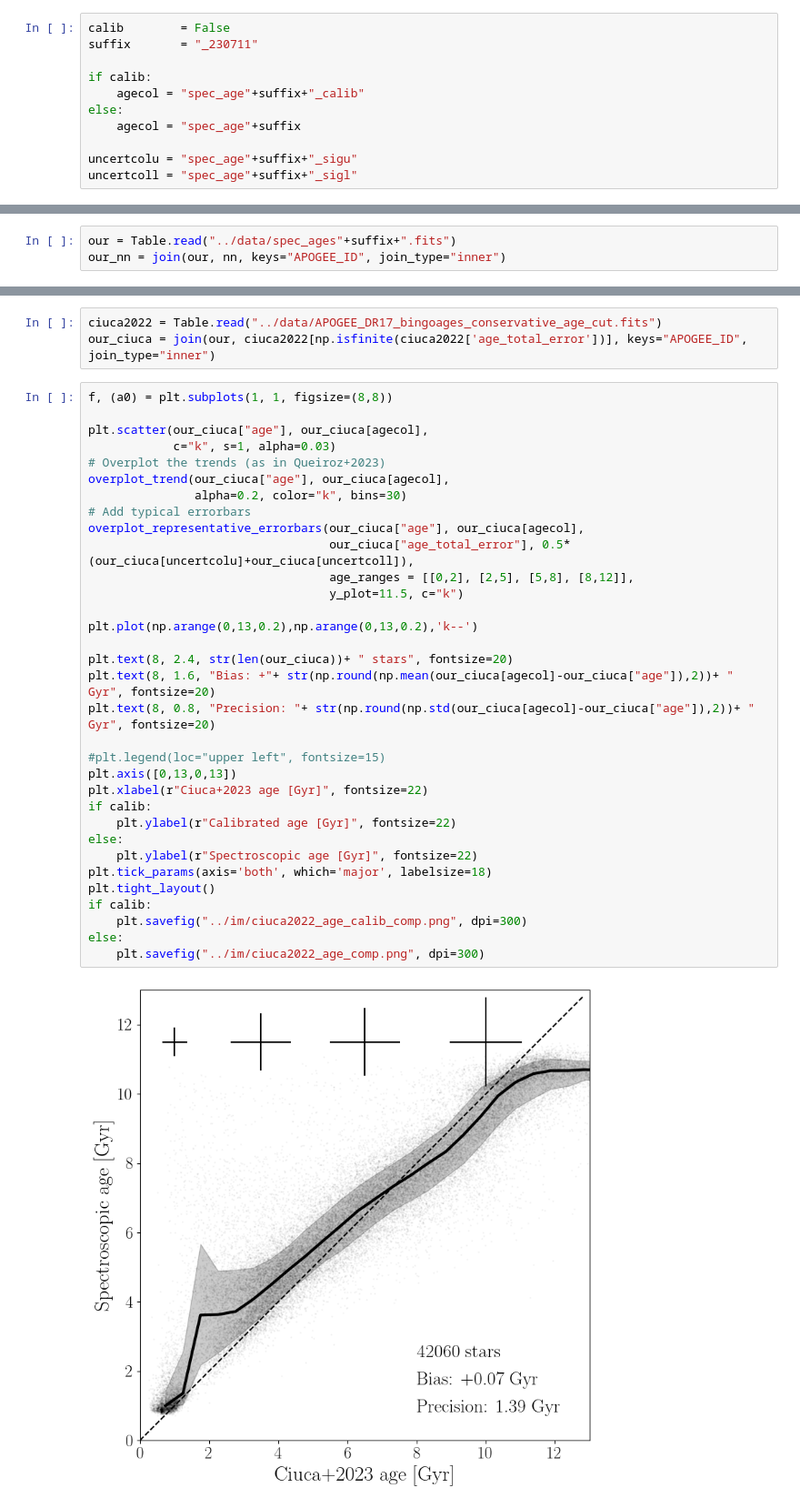
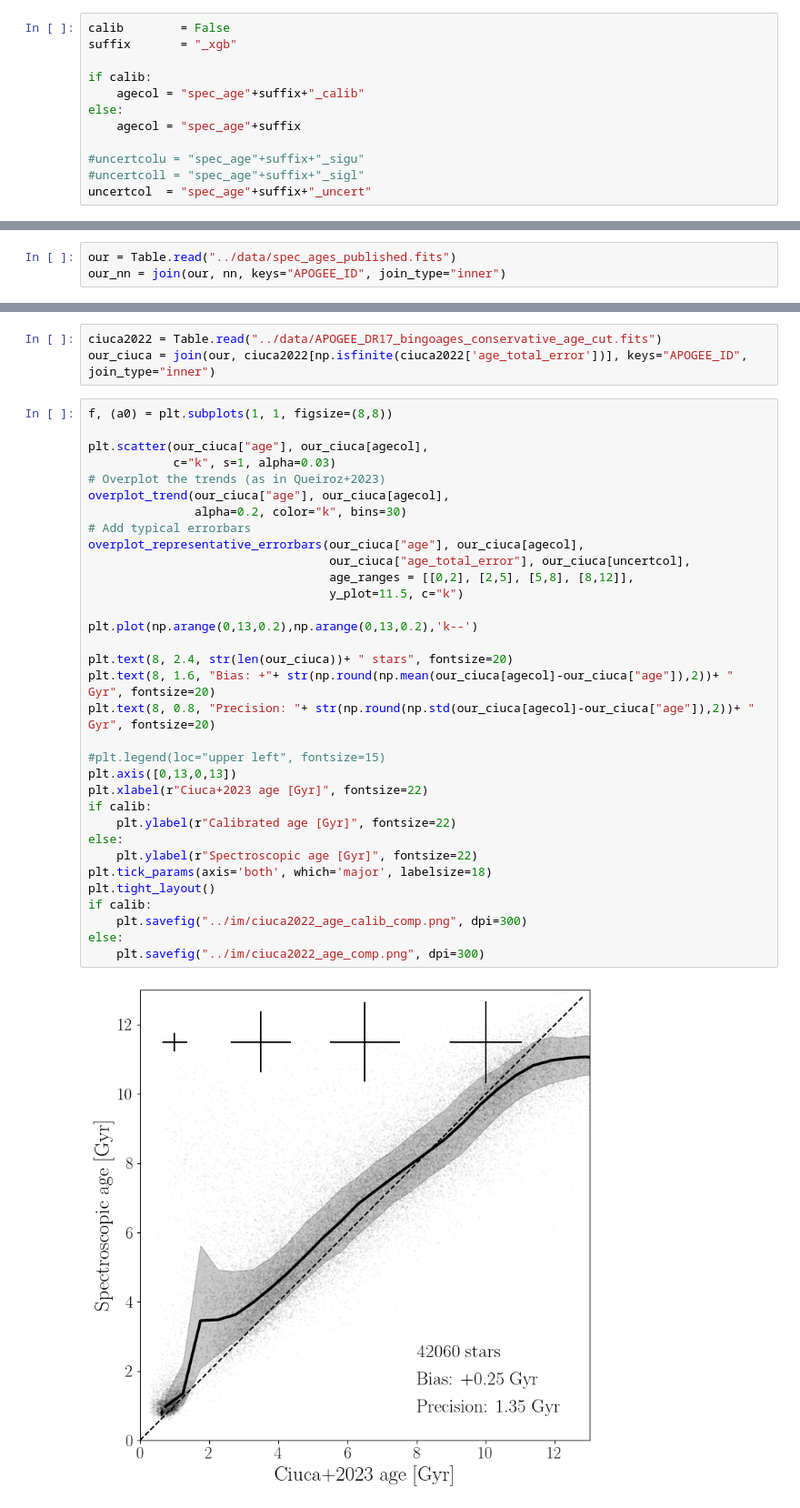
Before and after one commit to fjaellet/xgboost_chem_ages, a Jupyter notebook: py/test_age_catalogues.ipynb, the cells around one changed output, grey strips where cells are left out. Shown at 91% size. Drawn from its saved outputs; the diff is of its cells as text.

```diff
--- a/py/test_age_catalogues.ipynb
+++ b/py/test_age_catalogues.ipynb
@@ -45,15 +45,16 @@ mpl.rc('text', usetex=True)
 ### Decide whether to produce comparison plots wrt to calibrated or uncalibrated ages:
 # %%
 calib        = False
-suffix       = "_230711"
+suffix       = "_xgb"
 
 if calib:
     agecol = "spec_age"+suffix+"_calib"
 else:
     agecol = "spec_age"+suffix
 
-uncertcolu = "spec_age"+suffix+"_sigu"
-uncertcoll = "spec_age"+suffix+"_sigl"
+#uncertcolu = "spec_age"+suffix+"_sigu"
+#uncertcoll = "spec_age"+suffix+"_sigl"
+uncertcol  = "spec_age"+suffix+"_uncert"
 # %% [markdown]
 ## Read asteroseismic age data tables
 # %% [markdown]
@@ -565,7 +534,7 @@ Table length=325788
 | 2M23595949-7342592 | 9.151895523071289 | 10.04647159576416 | 9.6867196975014 | 0.9688081695567035 | 0.9322672349115392 | -- | -- | ... |
 | 2M23595980+1528407 | 6.637844562530518 | 7.212883949279785 | 6.886251298330455 | 3.325536030907543 | 1.105764223857331 | 8.602369092599213 | 0.1585204062228784 | ... |
 # %%
-our = Table.read("../data/spec_ages"+suffix+".fits")
+our = Table.read("../data/spec_ages_published.fits")
 our_nn = join(our, nn, keys="APOGEE_ID", join_type="inner")
 # %%
 f, (a0) = plt.subplots(1, 1, figsize=(8,8))
@@ -691,32 +660,32 @@ f, (a0) = plt.subplots(1, 1, figsize=(8,8))
 plt.scatter(our_ciuca["age"], our_ciuca[agecol],
             c="k", s=1, alpha=0.03)
 # Overplot the trends (as in Queiroz+2023)
 overplot_trend(our_ciuca["age"], our_ciuca[agecol],
                alpha=0.2, color="k", bins=30)
 # Add typical errorbars
 overplot_representative_errorbars(our_ciuca["age"], our_ciuca[agecol],
-                                  our_ciuca["age_total_error"], 0.5*(our_ciuca[uncertcolu]+our_ciuca[uncertcoll]),
+                                  our_ciuca["age_total_error"], our_ciuca[uncertcol],
                                   age_ranges = [[0,2], [2,5], [5,8], [8,12]],
                                   y_plot=11.5, c="k")
 
 plt.plot(np.arange(0,13,0.2),np.arange(0,13,0.2),'k--')
 
 plt.text(8, 2.4, str(len(our_ciuca))+ " stars", fontsize=20)
 plt.text(8, 1.6, "Bias: +"+ str(np.round(np.mean(our_ciuca[agecol]-our_ciuca["age"]),2))+ " Gyr", fontsize=20)
 plt.text(8, 0.8, "Precision: "+ str(np.round(np.std(our_ciuca[agecol]-our_ciuca["age"]),2))+ " Gyr", fontsize=20)
 
 #plt.legend(loc="upper left", fontsize=15)
 plt.axis([0,13,0,13])
 plt.xlabel(r"Ciuca+2023 age [Gyr]", fontsize=22)
 if calib:
     plt.ylabel(r"Calibrated age [Gyr]", fontsize=22)
 else:
     plt.ylabel(r"Spectroscopic age [Gyr]", fontsize=22)
 plt.tick_params(axis='both', which='major', labelsize=18)
 plt.tight_layout()
 if calib:
     plt.savefig("../im/ciuca2022_age_calib_comp.png", dpi=300)
 else:
     plt.savefig("../im/ciuca2022_age_comp.png", dpi=300)
 # %% [output]
-[figure, old version]
+[figure, new version]
```
Also changed, not shown: parts of 10 cells of this notebook, 33 other files.
